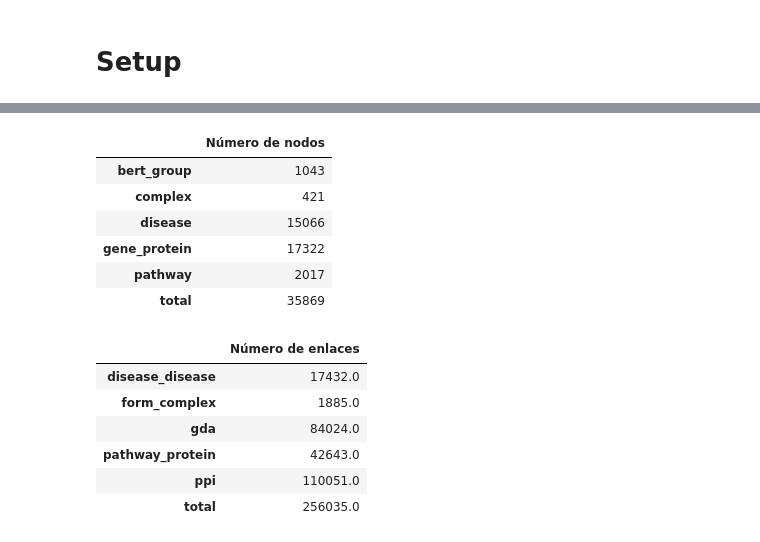
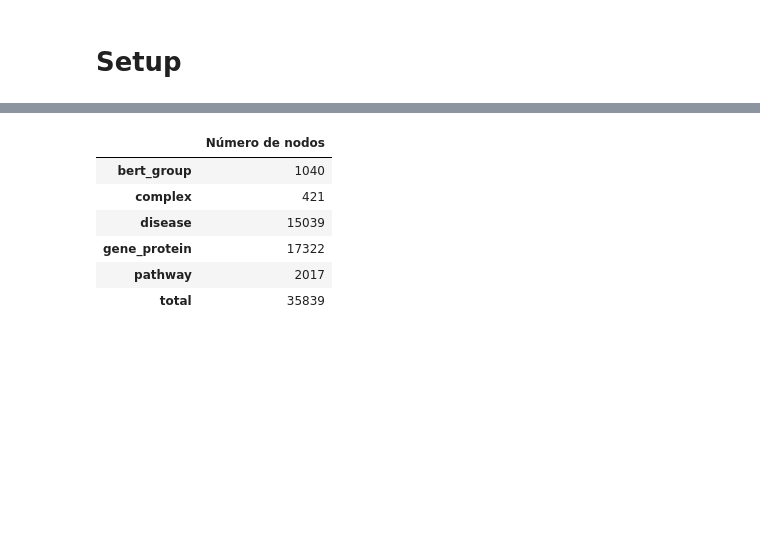
Before and after one commit to ingridheuer/gcnn_gdas, a Jupyter notebook: exploration/notebooks/network_analysis/especificidad.ipynb, the cells around one changed output, grey strips where cells are left out. Cells and saved outputs as stored; diff of their text form; code cells hidden in the pictures; blank space fills up the shorter version.

```diff
--- a/exploration/notebooks/network_analysis/especificidad.ipynb
+++ b/exploration/notebooks/network_analysis/especificidad.ipynb
@@ -26,33 +58,26 @@ sns.set_style("darkgrid", rc={'xtick.bottom': True})
 # %%
-data_processed = "../../data/processed/"
-data_interim = "../../data/interim/"
-data_external = "../../data/external/"
+data_processed = "../../../data/processed/"
+data_interim = "../../../data/interim/"
+data_external = "../../../data/external/"
+graph_data = data_processed + "graph_data_nohubs/"
+reports_comunidades = "../../../reports/reports_nohubs/analisis_comunidades/"
 
-graph_node_data = pd.read_csv(data_processed+"grafo_alternativo_CG_nodos.csv")
-graph_edge_data = pd.read_csv(data_processed+"grafo_alternativo_CG_edges.csv")
+graph_node_data = pd.read_csv(graph_data+"nohub_graph_node_data.csv")
 
-disease_attributes = pd.read_csv(data_interim+"grafo_alternativo_disease_attributes.csv")
+
+disease_attributes = pd.read_csv(graph_data+"nohub_disease_attributes.csv")
 
 node_counts = dict(graph_node_data.node_type.value_counts())
 node_counts["total"] = sum(node_counts.values())
 
-edge_counts = dict(graph_edge_data.edge_type.value_counts()/2)
-edge_counts["total"] = sum(edge_counts.values())
+display(pd.DataFrame.from_dict({"Número de nodos":node_counts}, orient="columns"))
 
-display(pd.DataFrame.from_dict({"Número de nodos":node_counts}, orient="columns"))
-display(pd.DataFrame.from_dict({"Número de enlaces":edge_counts}, orient="columns"))
+G = nx.read_gml(graph_data+"nohub_gda_network.gml", destringizer=int)
 # %% [output]
 |  | Número de nodos |
-| bert_group | 1043 |
+| bert_group | 1040 |
 | complex | 421 |
-| disease | 15066 |
+| disease | 15039 |
 | gene_protein | 17322 |
 | pathway | 2017 |
-| total | 35869 |
+| total | 35839 |
-|  | Número de enlaces |
-| disease_disease | 17432.0 |
-| form_complex | 1885.0 |
-| gda | 84024.0 |
-| pathway_protein | 42643.0 |
-| ppi | 110051.0 |
-| total | 256035.0 |
```
Also changed, not shown: parts of 27 cells of this notebook, 3 other files.
